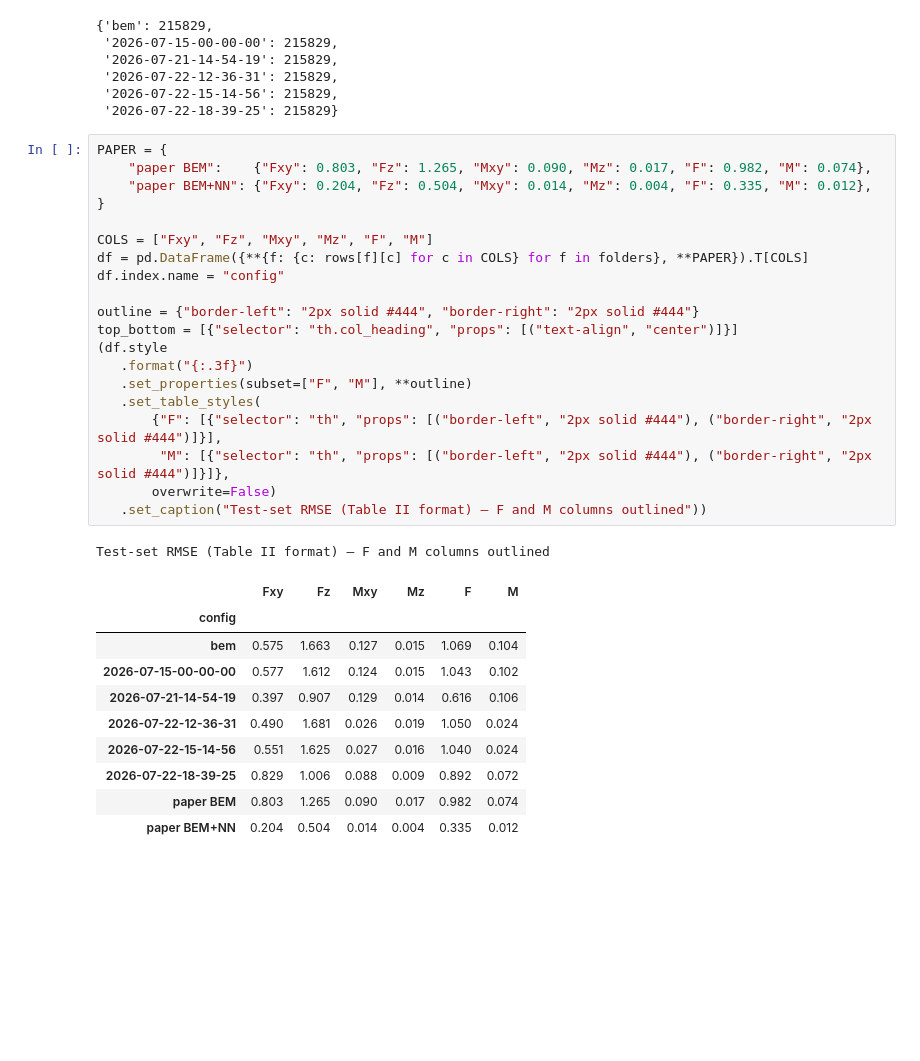
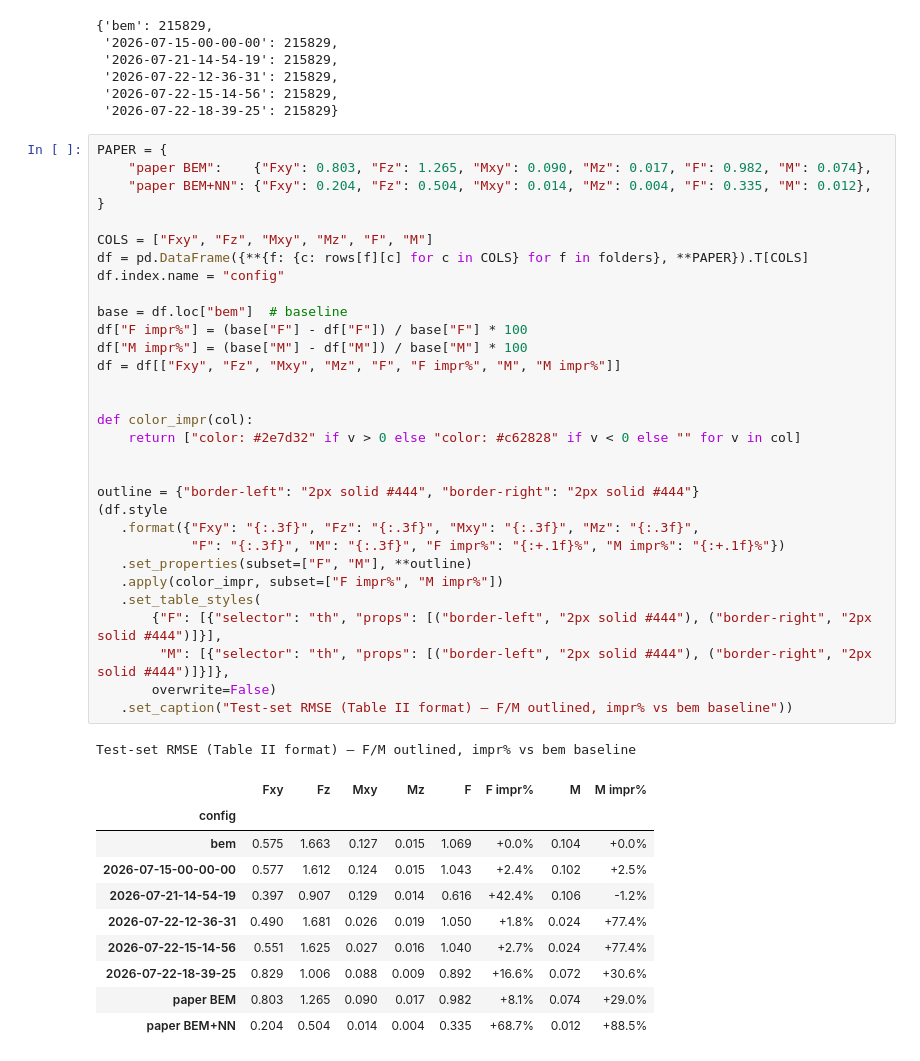
Before and after one commit to andyska09/mrs-BEM, a Jupyter notebook: NeuroBEM/CMAES-results-analysis/table_testset_rmse.ipynb, the cells around one changed output. Drawn from its saved outputs; the diff is of its cells as text; blank space fills up the shorter version.

```diff
--- a/NeuroBEM/CMAES-results-analysis/table_testset_rmse.ipynb
+++ b/NeuroBEM/CMAES-results-analysis/table_testset_rmse.ipynb
@@ -50,32 +50,43 @@ rows = {f: testset_rmse(PROC / f) for f in folders}
 # %%
 PAPER = {
     "paper BEM":    {"Fxy": 0.803, "Fz": 1.265, "Mxy": 0.090, "Mz": 0.017, "F": 0.982, "M": 0.074},
     "paper BEM+NN": {"Fxy": 0.204, "Fz": 0.504, "Mxy": 0.014, "Mz": 0.004, "F": 0.335, "M": 0.012},
 }
 
 COLS = ["Fxy", "Fz", "Mxy", "Mz", "F", "M"]
 df = pd.DataFrame({**{f: {c: rows[f][c] for c in COLS} for f in folders}, **PAPER}).T[COLS]
 df.index.name = "config"
 
+base = df.loc["bem"]  # baseline
+df["F impr%"] = (base["F"] - df["F"]) / base["F"] * 100
+df["M impr%"] = (base["M"] - df["M"]) / base["M"] * 100
+df = df[["Fxy", "Fz", "Mxy", "Mz", "F", "F impr%", "M", "M impr%"]]
+
+
+def color_impr(col):
+    return ["color: #2e7d32" if v > 0 else "color: #c62828" if v < 0 else "" for v in col]
+
+
 outline = {"border-left": "2px solid #444", "border-right": "2px solid #444"}
-top_bottom = [{"selector": "th.col_heading", "props": [("text-align", "center")]}]
 (df.style
-   .format("{:.3f}")
+   .format({"Fxy": "{:.3f}", "Fz": "{:.3f}", "Mxy": "{:.3f}", "Mz": "{:.3f}",
+            "F": "{:.3f}", "M": "{:.3f}", "F impr%": "{:+.1f}%", "M impr%": "{:+.1f}%"})
    .set_properties(subset=["F", "M"], **outline)
+   .apply(color_impr, subset=["F impr%", "M impr%"])
    .set_table_styles(
        {"F": [{"selector": "th", "props": [("border-left", "2px solid #444"), ("border-right", "2px solid #444")]}],
         "M": [{"selector": "th", "props": [("border-left", "2px solid #444"), ("border-right", "2px solid #444")]}]},
        overwrite=False)
-   .set_caption("Test-set RMSE (Table II format) — F and M columns outlined"))
+   .set_caption("Test-set RMSE (Table II format) — F/M outlined, impr% vs bem baseline"))
 # %% [output]
-Test-set RMSE (Table II format) — F and M columns outlined
+Test-set RMSE (Table II format) — F/M outlined, impr% vs bem baseline
-|  | Fxy | Fz | Mxy | Mz | F | M |
-| config |  |  |  |  |  |  |
-| bem | 0.575 | 1.663 | 0.127 | 0.015 | 1.069 | 0.104 |
-| 2026-07-15-00-00-00 | 0.577 | 1.612 | 0.124 | 0.015 | 1.043 | 0.102 |
-| 2026-07-21-14-54-19 | 0.397 | 0.907 | 0.129 | 0.014 | 0.616 | 0.106 |
-| 2026-07-22-12-36-31 | 0.490 | 1.681 | 0.026 | 0.019 | 1.050 | 0.024 |
-| 2026-07-22-15-14-56 | 0.551 | 1.625 | 0.027 | 0.016 | 1.040 | 0.024 |
-| 2026-07-22-18-39-25 | 0.829 | 1.006 | 0.088 | 0.009 | 0.892 | 0.072 |
-| paper BEM | 0.803 | 1.265 | 0.090 | 0.017 | 0.982 | 0.074 |
-| paper BEM+NN | 0.204 | 0.504 | 0.014 | 0.004 | 0.335 | 0.012 |
+|  | Fxy | Fz | Mxy | Mz | F | F impr% | M | M impr% |
+| config |  |  |  |  |  |  |  |  |
+| bem | 0.575 | 1.663 | 0.127 | 0.015 | 1.069 | +0.0% | 0.104 | +0.0% |
+| 2026-07-15-00-00-00 | 0.577 | 1.612 | 0.124 | 0.015 | 1.043 | +2.4% | 0.102 | +2.5% |
+| 2026-07-21-14-54-19 | 0.397 | 0.907 | 0.129 | 0.014 | 0.616 | +42.4% | 0.106 | -1.2% |
+| 2026-07-22-12-36-31 | 0.490 | 1.681 | 0.026 | 0.019 | 1.050 | +1.8% | 0.024 | +77.4% |
+| 2026-07-22-15-14-56 | 0.551 | 1.625 | 0.027 | 0.016 | 1.040 | +2.7% | 0.024 | +77.4% |
+| 2026-07-22-18-39-25 | 0.829 | 1.006 | 0.088 | 0.009 | 0.892 | +16.6% | 0.072 | +30.6% |
+| paper BEM | 0.803 | 1.265 | 0.090 | 0.017 | 0.982 | +8.1% | 0.074 | +29.0% |
+| paper BEM+NN | 0.204 | 0.504 | 0.014 | 0.004 | 0.335 | +68.7% | 0.012 | +88.5% |
```
Also changed, not shown: 2 other files.
